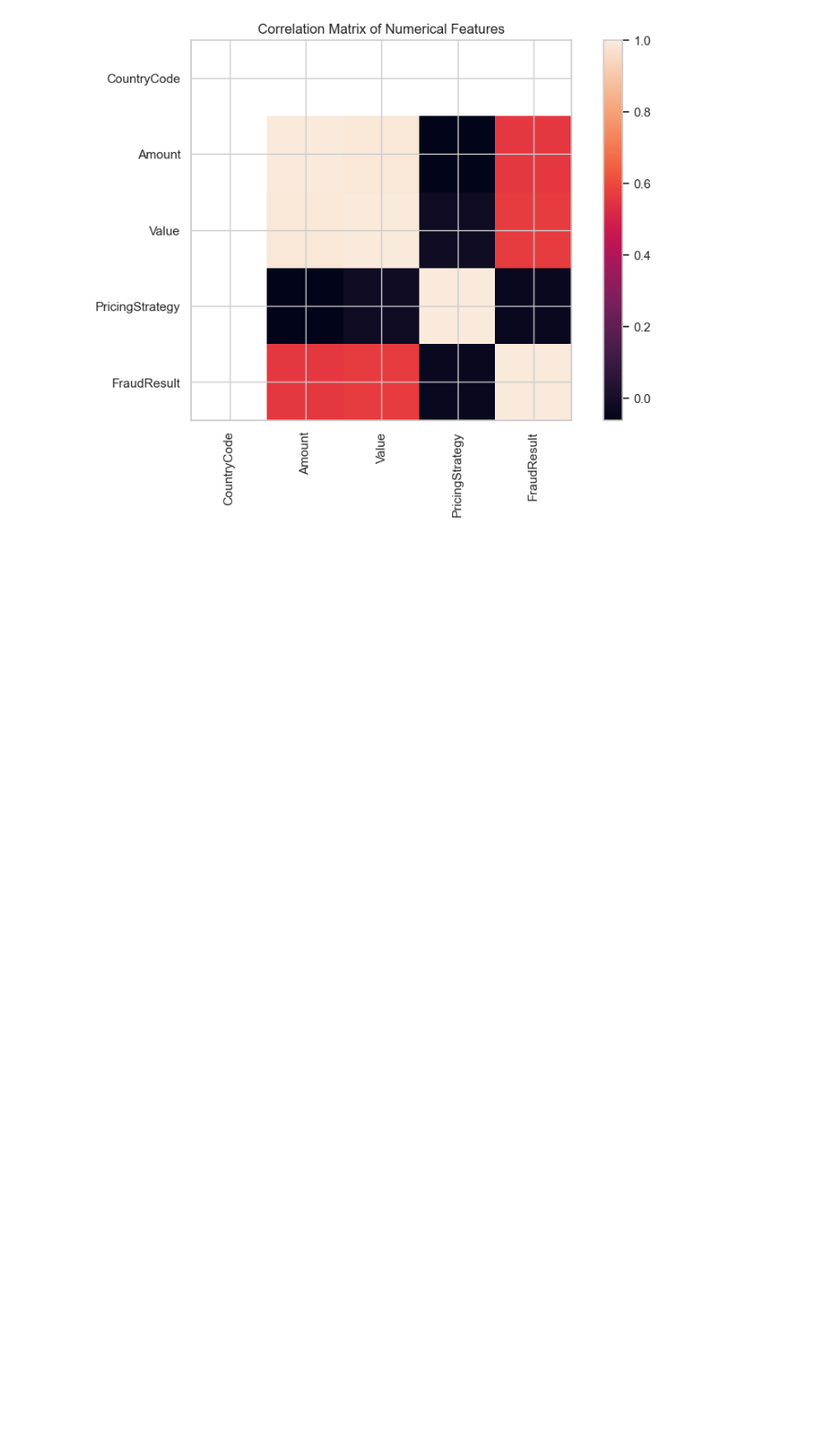
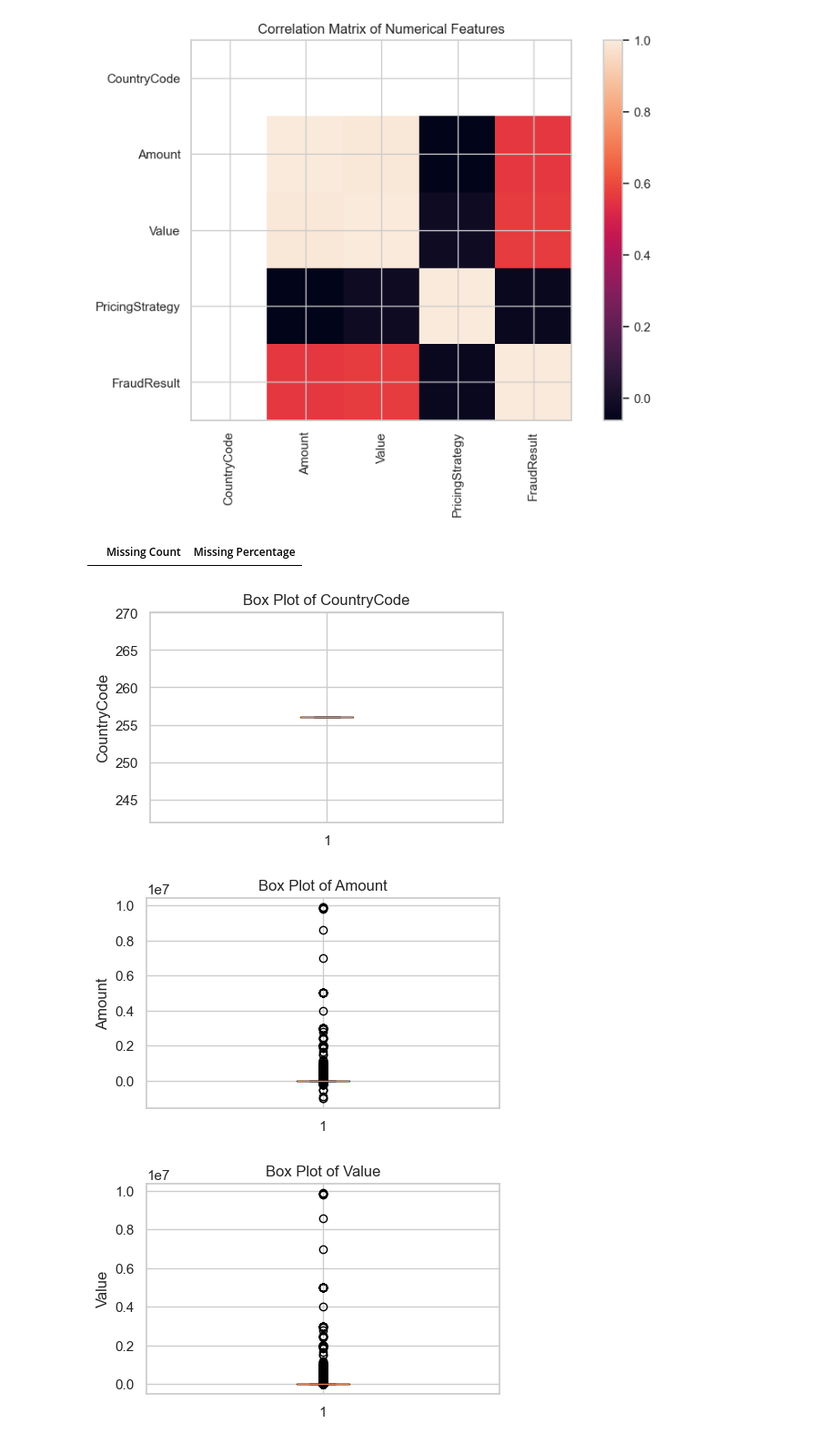
Before and after one commit to Feven777/Credit-Risk-Probability-Modeling, a Jupyter notebook: notebook/EDA.ipynb, the cells around one changed output. Shown at 91% size. Saved outputs shown, nothing was run; the diff lists cells and outputs as text; code cells hidden in the pictures; blank space fills up the shorter version.

```diff
--- a/notebook/EDA.ipynb
+++ b/notebook/EDA.ipynb
@@ -139,3 +139,26 @@ plt.title("Correlation Matrix of Numerical Features")
 plt.show()
 # %% [output]
 [figure]
+# %%
+missing_values = df.isnull().sum()
+missing_percentage = (missing_values / len(df)) * 100
+
+missing_df = pd.DataFrame({
+    'Missing Count': missing_values,
+    'Missing Percentage': missing_percentage
+})
+
+missing_df[missing_df['Missing Count'] > 0]
+# %% [output]
+|  | Missing Count | Missing Percentage |
+# %%
+for col in numerical_cols:
+    plt.figure(figsize=(5, 3))
+    plt.boxplot(df[col].dropna())
+    plt.title(f'Box Plot of {col}')
+    plt.ylabel(col)
+    plt.show()
+# %% [output]
+[figure, added]
+[figure, added]
+[figure, added]
```
Also changed, not shown: parts of 1 cell of this notebook.
